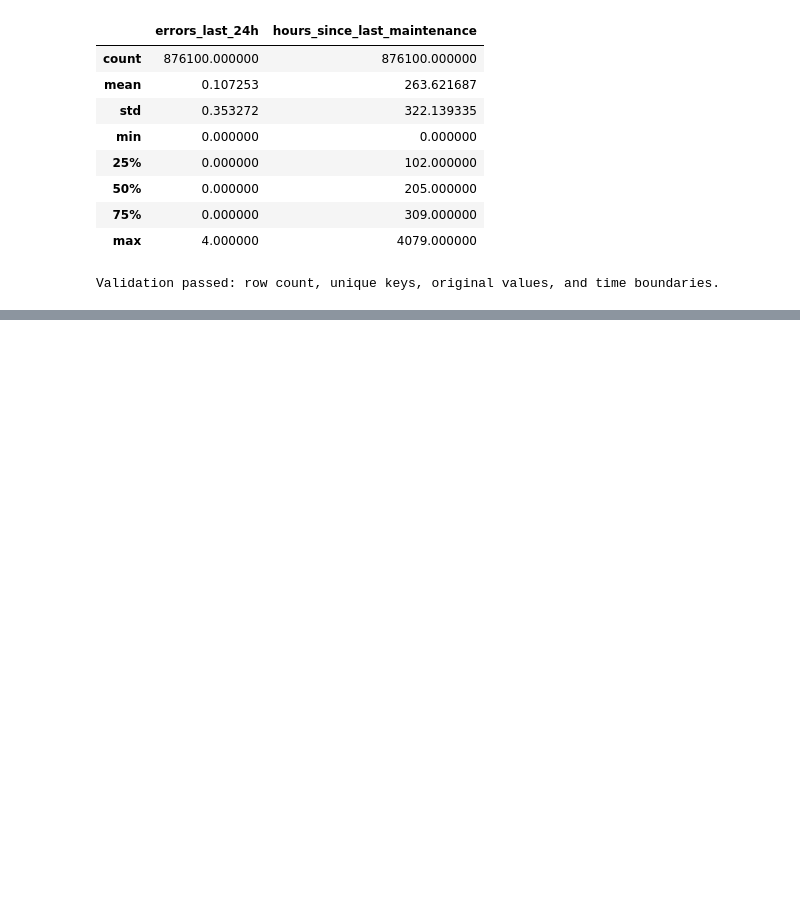
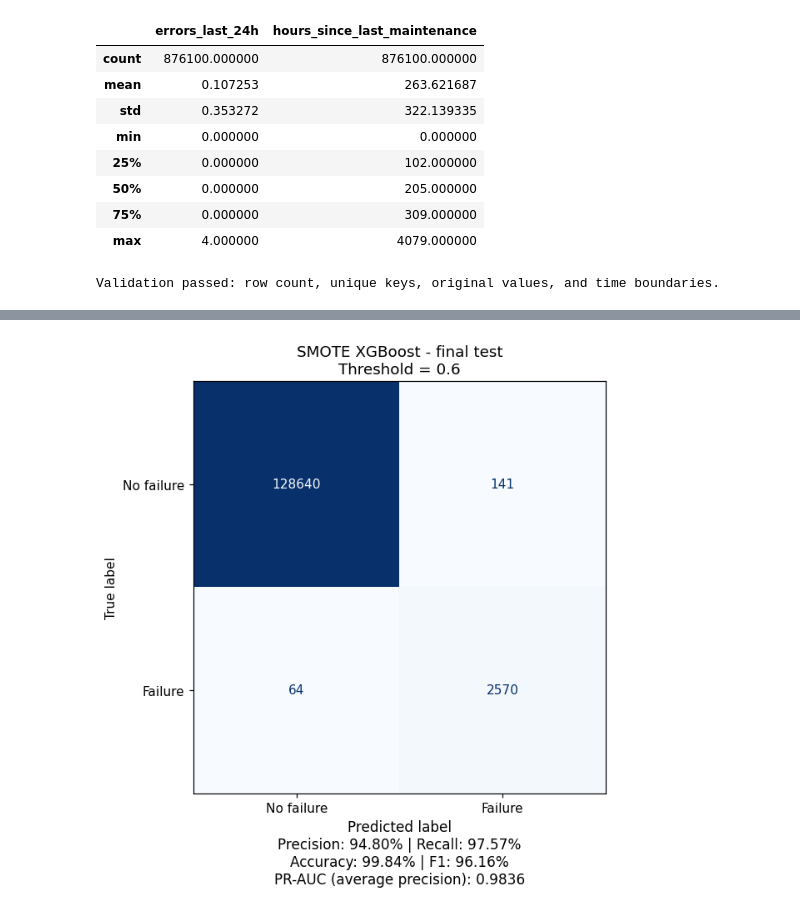
Before and after one commit to ducks5257/predictive-maintenance-machine-failure, a Jupyter notebook: notebooks/model.ipynb, the cells around one changed output, grey strips where cells are left out. Cells and saved outputs as stored; diff of their text form; code cells hidden in the pictures; blank space fills up the shorter version.

```diff
--- a/notebooks/model.ipynb
+++ b/notebooks/model.ipynb
@@ -647,0 +1102,36 @@ Validation passed: row count, unique keys, original values, and time boundaries.
+# %%
+# Finalize SMOTE XGBoost at the user-selected 0.6 threshold; evaluate test once.
+selected_smote_threshold = 0.6
+assert y_test.isin([0, 1]).all() and y_test.nunique() == 2
+X_test_imputed = pd.DataFrame(
+    feature_imputer.transform(X_test), columns=feature_columns, index=X_test.index,
+).astype("float32")
+smote_test_probabilities = smote_xgb.predict_proba(X_test_imputed)[:, 1]
+smote_test_metrics, smote_test_confusion_matrices = threshold_results(
+    y_test, smote_test_probabilities, [selected_smote_threshold],
+)
+final_test_metrics = pd.concat(
+    {"SMOTE XGBoost": smote_test_metrics}, names=["experiment", "threshold"],
+)
+final_test_confusion_matrices = {
+    "SMOTE XGBoost": smote_test_confusion_matrices[selected_smote_threshold],
+}
+
+# Display the finalized model's confusion matrix and scores together.
+scores = smote_test_metrics.loc[selected_smote_threshold]
+fig, ax = plt.subplots(figsize=(7, 6), constrained_layout=True)
+ConfusionMatrixDisplay(
+    confusion_matrix=final_test_confusion_matrices["SMOTE XGBoost"],
+    display_labels=["No failure", "Failure"],
+).plot(ax=ax, colorbar=False, cmap="Blues", values_format="d")
+ax.set_title(f"SMOTE XGBoost - final test\nThreshold = {selected_smote_threshold:g}")
+ax.set_xlabel(
+    "Predicted label\n"
+    f"Precision: {scores['precision']:.2%} | Recall: {scores['recall']:.2%}\n"
+    f"Accuracy: {scores['accuracy']:.2%} | F1: {scores['f1']:.2%}\n"
+    f"PR-AUC (average precision): {scores['pr_auc']:.4f}",
+    fontsize=11,
+)
+plt.show()
+# %% [output]
+[figure, added]
```
Also changed, not shown: parts of 19 cells of this notebook.
